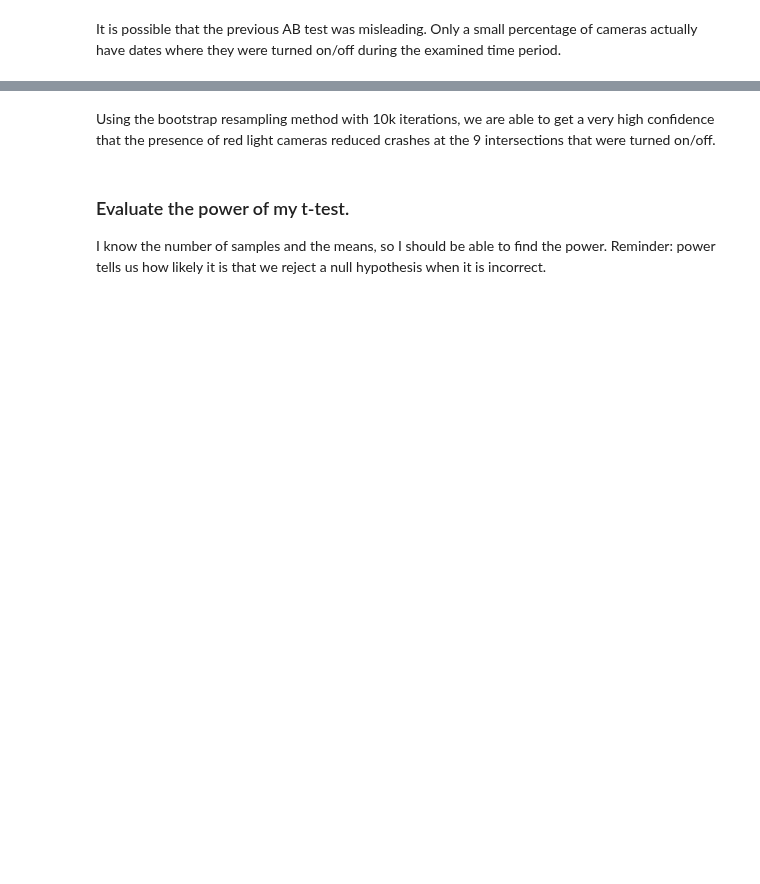
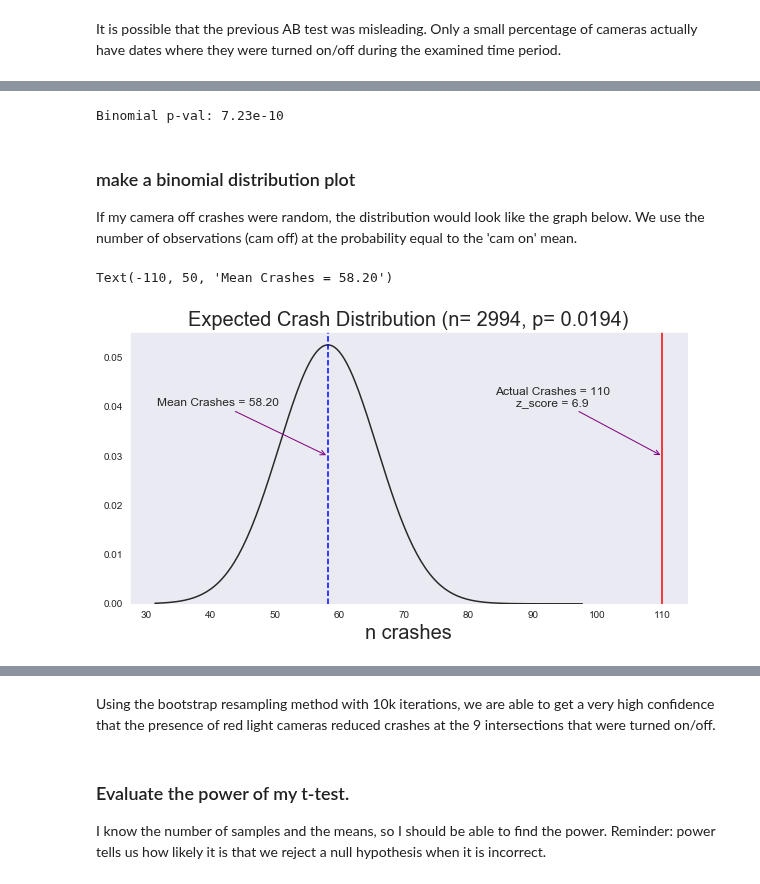
Before and after one commit to sciencelee/chicago-red-light-cameras, a Jupyter notebook: 05-rlc-natural-experiment-Copy1.ipynb, the cells around one changed output, grey strips where cells are left out. Drawn from its saved outputs; the diff is of its cells as text; code cells hidden in the pictures; blank space fills up the shorter version.

```diff
--- a/05-rlc-natural-experiment-Copy1.ipynb
+++ b/05-rlc-natural-experiment-Copy1.ipynb
@@ -481,7 +494,7 @@ Index(['year', 'month', 'day', 'intersection', 'violations', 'violation_date',
 # %%
 # get cams that have a start date within the investigated period or an end date within it.
 select_cams = all_df[((all_df['start'] > datetime(2017,9,1)) & (all_df['end'] > datetime(2017,9,1)))
-                     | ((all_df['end'] < datetime(2020, 12,25)) & (all_df['end'] > datetime(2017, 9,1)))]
+                     | ((all_df['end'] < datetime(2021, 1, 1)) & (all_df['end'] > datetime(2017, 9,1)))]
 
 print(select_cams.intersection.unique())  # 9  total
 # %% [output]
@@ -817,0 +535,57 @@ print(all_ints_on.count(), all_ints_off.count())
+# %%
+# binomial test double check
+pval = binom_test(crash_experiment.sum(),n=len(crash_experiment),p=crash_control.mean())
+print('Binomial p-val: {:.2e}'.format(pval))
+# %% [output]
+Binomial p-val: 7.23e-10
+# %% [markdown]
+### make a binomial distribution plot
+If my camera off crashes were random, the distribution would look like the graph below.
+We use the number of observations (cam off) at the probability equal to the 'cam on' mean.
+# %%
+from scipy.stats import norm
+
+
+n, p = n_experiment, crash_control.mean() # number of trials, probability of each trial
+dist = np.random.binomial(n, p, 10000)
+mean_crash = dist.mean()
+plt.figure(figsize=[10,5])
+sns.set_style("dark")
+
+
+ax = sns.distplot(dist, hist=False, fit=norm, kde=False, label='Normal Distribution of Expected Crashes', color='blue')
+plt.title('Expected Crash Distribution (n= {}, p= {:.4f})'.format(n, p), fontsize=20)
+ax.set_ylim(0)
+
+
+#plt.axvline(110, 0, 1, color='red')
+plt.axvline(110, 0, 1, color='red', )
+plt.axvline(mean_crash, 0, 1, color='blue', linestyle='dashed')
+
+plt.xlabel('n crashes', fontsize=20)
+
+#ax.text(108, 0.045, "Actual n crashes", horizontalalignment='right', size='medium', color='black', weight='semibold')
+ax.annotate(s='Actual Crashes = {}\nz_score = {}'.format(110, 6.9),
+            xy=(110, 0.03),
+            xycoords='data',
+            fontsize=12,
+            xytext=(-110, 50),
+            textcoords='offset points',
+            horizontalalignment='center',
+            arrowprops=dict(arrowstyle='->', color='purple'),  # Use color black
+
+            )   # New param
+
+ax.annotate(s='Mean Crashes = {:.2f}'.format(mean_crash),
+            xy=(mean_crash, 0.03),
+            xycoords='data',
+            fontsize=12,
+            xytext=(-110, 50),
+            horizontalalignment='center',
+            textcoords='offset points',
+            arrowprops=dict(arrowstyle='->', color='purple'),  # Use color black
+
+            )   # New param
+# %% [output]
+Text(-110, 50, 'Mean Crashes = 58.20')
+[figure, added]
```
Also changed, not shown: parts of 112 cells of this notebook, 2 other files.
